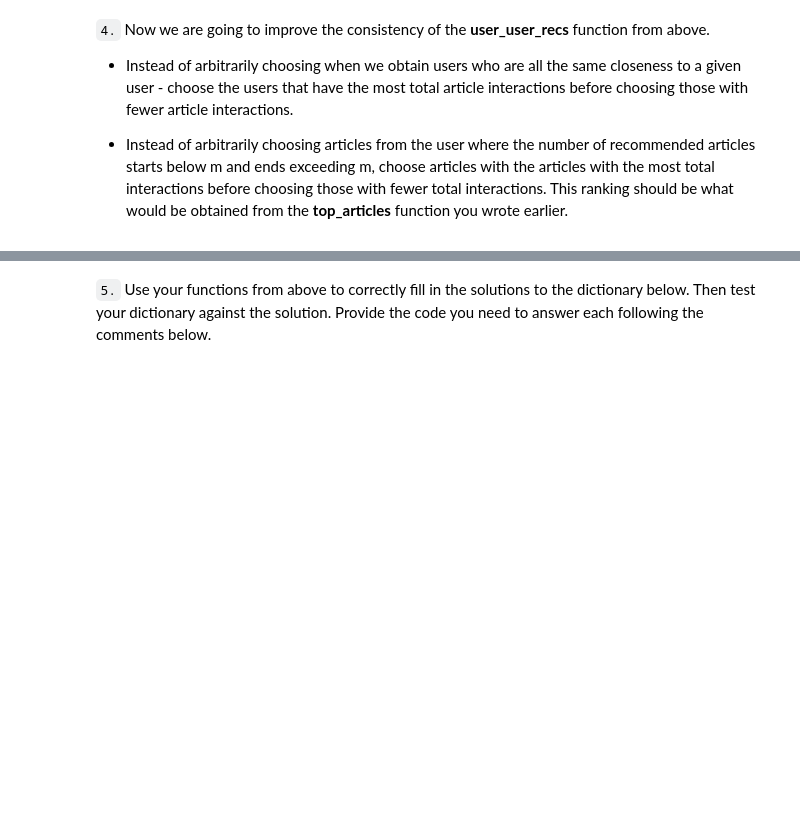
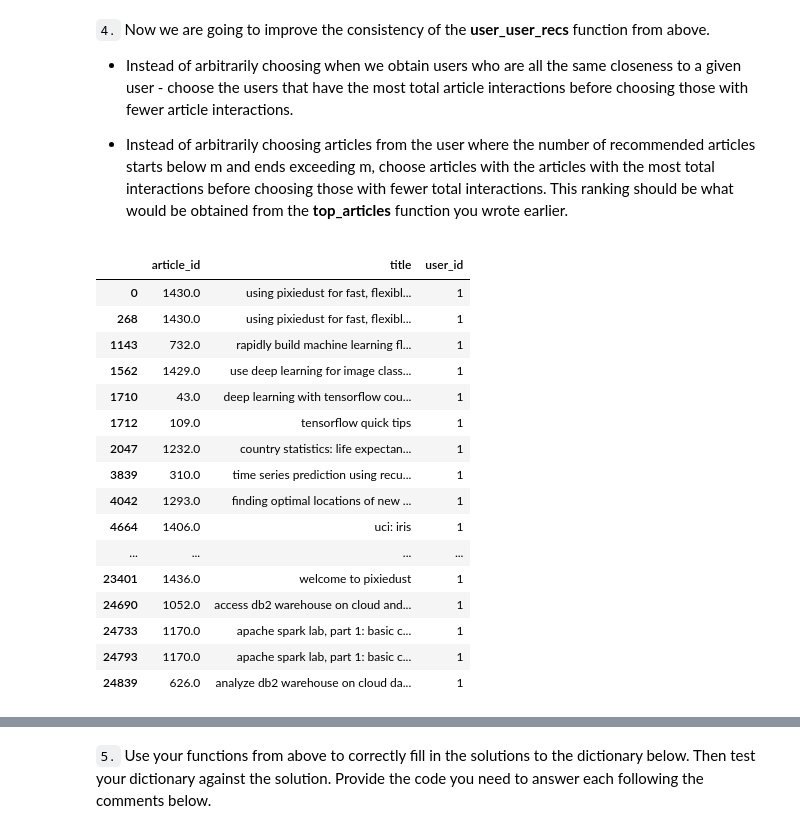
Before and after one commit to rsiwicki/recommender_matrix_system, a Jupyter notebook: Recommendations_with_IBM.ipynb, the cells around one changed output, grey strips where cells are left out. Saved outputs shown, nothing was run; the diff lists cells and outputs as text; code cells hidden in the pictures; blank space fills up the shorter version.

Commit message:
get top sorted users works

```diff
--- a/Recommendations_with_IBM.ipynb
+++ b/Recommendations_with_IBM.ipynb
@@ -540,3 +540,24 @@ If this is all you see, you passed all of our tests!  Nice job!
 
 
 * Instead of arbitrarily choosing articles from the user where the number of recommended articles starts below m and ends exceeding m, choose articles with the articles with the most total interactions before choosing those with fewer total interactions. This ranking should be  what would be obtained from the **top_articles** function you wrote earlier.
+# %%
+# get articles user has already seen
+df[df['user_id']==user_id]
+# %% [output]
+|  | article_id | title | user_id |
+| 0 | 1430.0 | using pixiedust for fast, flexibl... | 1 |
+| 268 | 1430.0 | using pixiedust for fast, flexibl... | 1 |
+| 1143 | 732.0 | rapidly build machine learning fl... | 1 |
+| 1562 | 1429.0 | use deep learning for image class... | 1 |
+| 1710 | 43.0 | deep learning with tensorflow cou... | 1 |
+| 1712 | 109.0 | tensorflow quick tips | 1 |
+| 2047 | 1232.0 | country statistics: life expectan... | 1 |
+| 3839 | 310.0 | time series prediction using recu... | 1 |
+| 4042 | 1293.0 | finding optimal locations of new ... | 1 |
+| 4664 | 1406.0 | uci: iris | 1 |
+| ... | ... | ... | ... |
+| 23401 | 1436.0 | welcome to pixiedust | 1 |
+| 24690 | 1052.0 | access db2 warehouse on cloud and... | 1 |
+| 24733 | 1170.0 | apache spark lab, part 1: basic c... | 1 |
+| 24793 | 1170.0 | apache spark lab, part 1: basic c... | 1 |
+| 24839 | 626.0 | analyze db2 warehouse on cloud da... | 1 |
```
Also changed, not shown: parts of 8 cells of this notebook.
